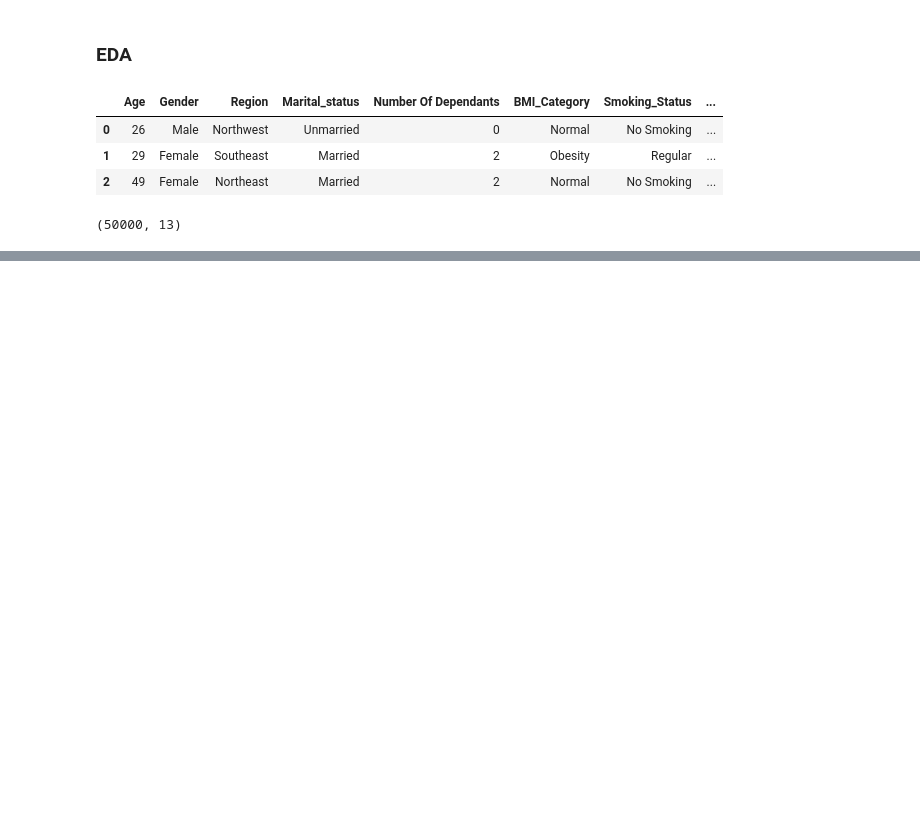
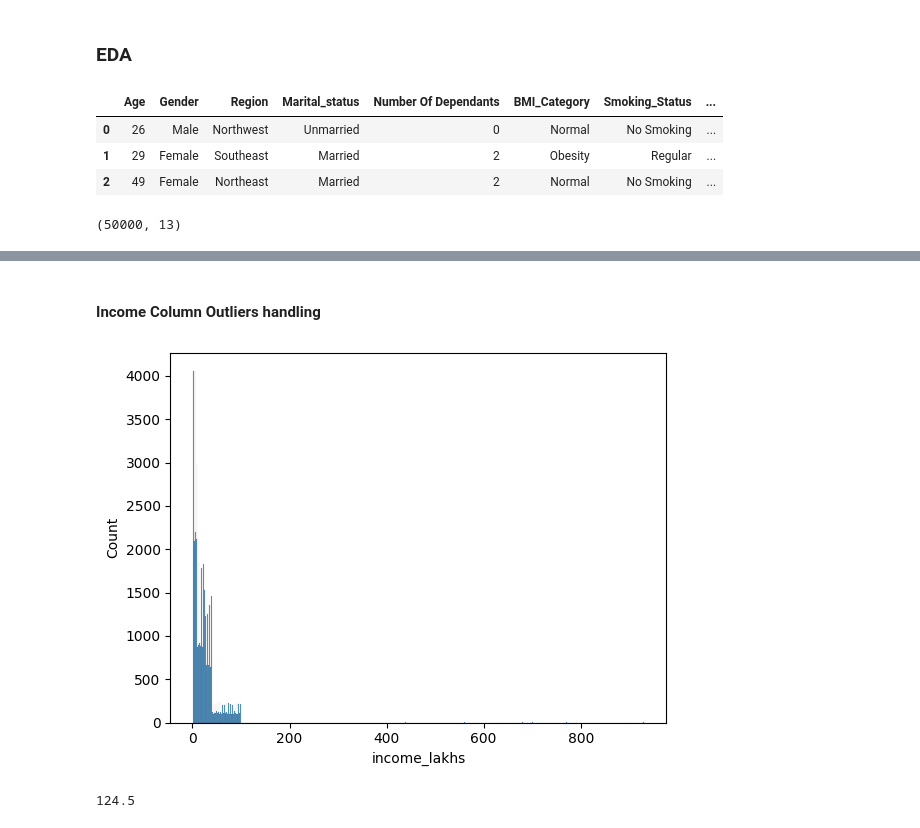
Before and after one commit to HMurawski/Health-Insurance-Model, a Jupyter notebook: notebooks/01_eda.ipynb, the cells around one changed output, grey strips where cells are left out. Drawn from its saved outputs; the diff is of its cells as text; code cells hidden in the pictures; blank space fills up the shorter version.

Commit message:
EDA - outliers handling

```diff
--- a/notebooks/01_eda.ipynb
+++ b/notebooks/01_eda.ipynb
@@ -23,0 +166,20 @@ df.shape
+# %%
+def clean_age(val):
+    '''
+    Removes the first digit from age values with more than two digits.
+
+    Parameters:
+        val (int or str): Original age value.
+
+    Returns:
+        int: Cleaned age with the first digit removed if length > 2,
+             otherwise returns the original value.
+    '''
+    val_str = str(val)
+    if len(val_str) > 2:
+        return int(val_str[1:])
+    return val
+
+df["age"] = df["age"].apply(clean_age)
+# %%
+df = df[df["age"] >= 18]
@@ -23,0 +202,28 @@ df.shape
+# %% [markdown]
+#### Income Column Outliers handling
+# %%
+sns.histplot(df["income_lakhs"])
+plt.show()
+# %% [output]
+[figure, added]
+# %%
+def get_salary_bounds(col):
+    '''
+    Calculates the lower and upper bounds for detecting outliers
+    using the IQR (Interquartile Range) method.
+
+    Parameters:
+        col (pd.Series): Numeric column (e.g., salary).
+
+    Returns:
+        tuple: (lower_bound, upper_bound) for outlier detection.'''
+    Q1,Q3 = col.quantile([0.25,0.90])
+    IQR = Q3 - Q1
+    lower_bound = Q1 - 1.5*IQR
+    upper_bound = Q3 + 1.5*IQR
+    return lower_bound,upper_bound
+
+min_salary, max_salary = get_salary_bounds(df["income_lakhs"])
+print(max_salary)
+# %% [output]
+124.5
```
Also changed, not shown: parts of 22 cells of this notebook.
